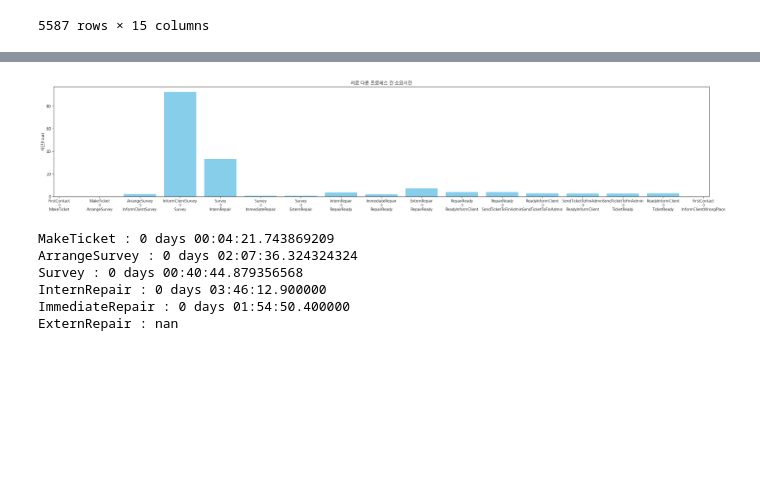
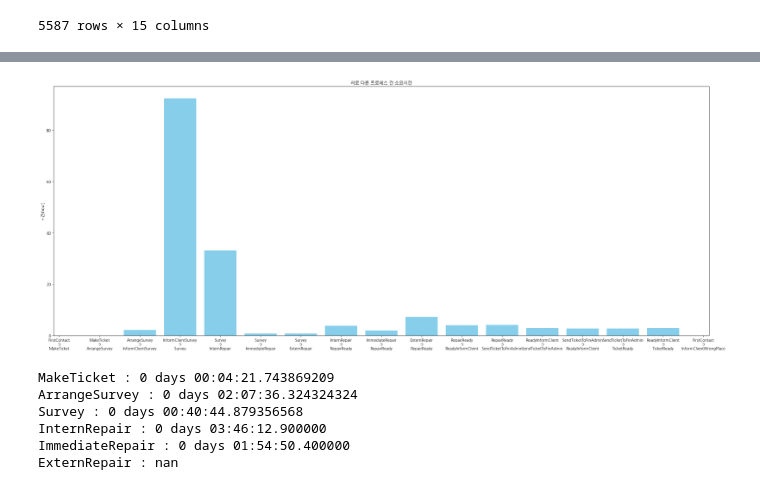
Before and after one commit to joo9810/Study, a Jupyter notebook: test.ipynb, the cells around one changed output, grey strips where cells are left out. Saved outputs shown, nothing was run; the diff lists cells and outputs as text; code cells hidden in the pictures; blank space fills up the shorter version.

```diff
--- a/test.ipynb
+++ b/test.ipynb
@@ -361,16 +371,16 @@ FirstContact -> InformClientWrongPlace : NaT
 # %%
 import koreanize_matplotlib
 
-plt.figure(figsize = (25, 5))
+plt.figure(figsize = (25, 10))
 plt.bar(x_tick_list, [i/3600 for i in mean_second_list], color='skyblue')
 plt.title('서로 다른 프로세스 간 소요시간')
 plt.ylabel('시간(hour)')
 plt.tight_layout()
 plt.show()
 
 # InformClientSurvey -> Survey와 Survey -> InternRepair 작업 사이 소요시간이 너무 크다
 # %% [output]
-[figure, old version]
+[figure, new version]
 # %%
 # 서로 같은 프로세스 간 소요시간
 def same_process_duration(task):
```
Also changed, not shown: parts of 52 cells of this notebook.
